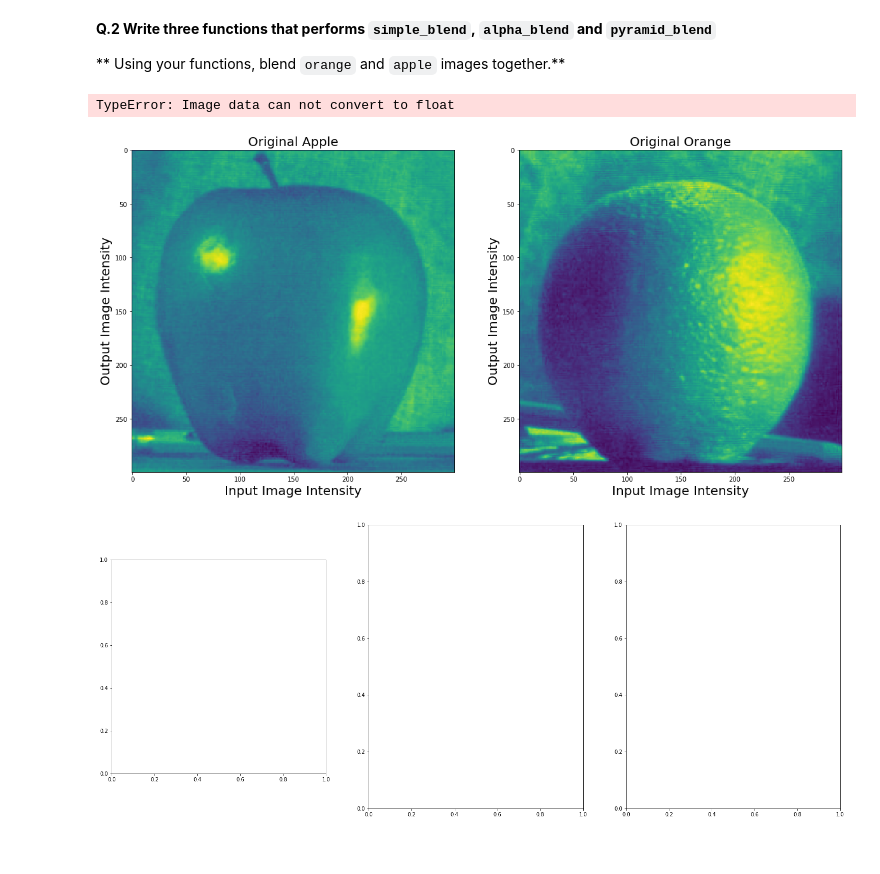
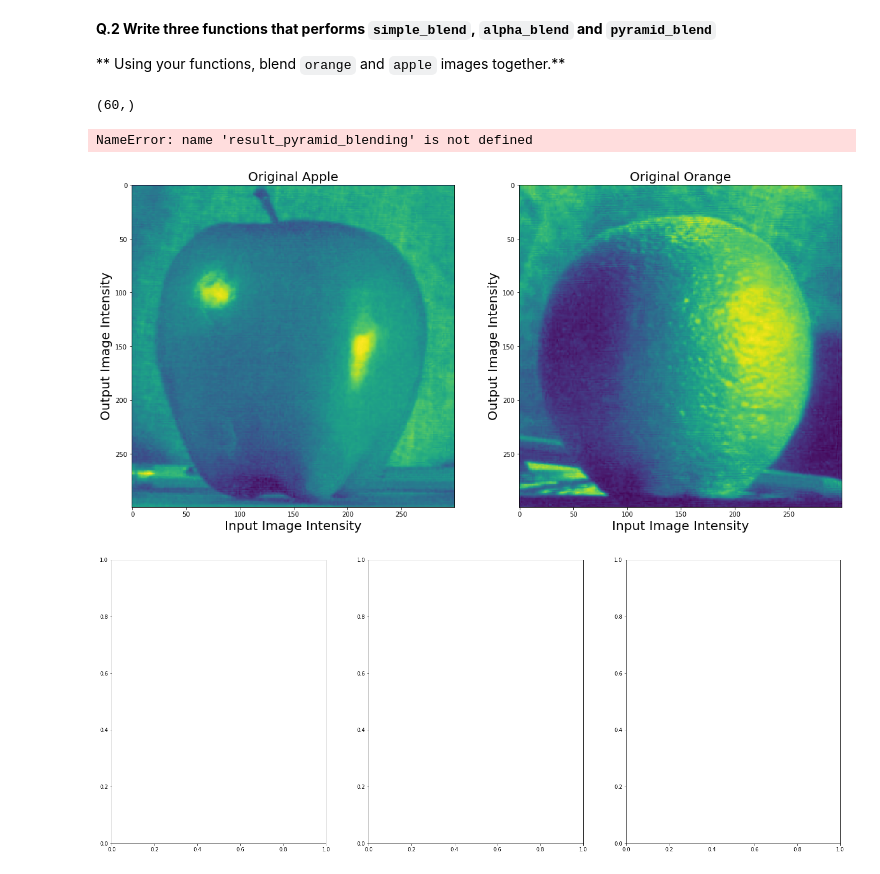
Before and after one commit to kamruleee51/B31XB-IIP-TP-1718, a Jupyter notebook: 3-interpolation-blending/3-interpolation-blending.ipynb, the cells around one changed output. Saved outputs shown, nothing was run; the diff lists cells and outputs as text; code cells hidden in the pictures.

```diff
--- a/3-interpolation-blending/3-interpolation-blending.ipynb
+++ b/3-interpolation-blending/3-interpolation-blending.ipynb
@@ -100,26 +100,46 @@ ax3.set_ylabel('Output Image Intensity',fontsize=20)
 # %%
 #Function of the simple blending
 def simple_blend(image1, image2):
-    #first_image=img_as_float(image1)
-    #second_image=img_as_float(image2)
-    first_image=image1
-    second_image=image2
+    first_image=img_as_float(image1)
+    second_image=img_as_float(image2)
     size_1=first_image.shape
-    size_2=second_image.sgape
-    result_simple_blending=np.zeros(size_1)#u can also put size_2. considering that two images have same dimensions
-    result_simple_blending[:,0:size_1[1]/2]=first_image[:,0:size_1[1]/2]
-    result_simple_blending[:,size_1[1]/2+1:size_1[1]]=second_image[:,size_1[1]/2+1:size_1[1]]
+    size_2=second_image.shape
+    if (size_1 != size_2):
+        print("Hey!! Your target images are not in same dimension!!!!")
+    result_simple_blending=np.zeros(size_1)
+    #You can also put size_2 because two images conatain same dimensions.
+    result_simple_blending[:,0:int(size_1[1]/2)]=first_image[:,0:int(size_1[1]/2)]
+    result_simple_blending[:,int(size_1[1]/2):size_1[1]]=second_image[:,int(size_1[1]/2):size_1[1]]
     return result_simple_blending
 
 #Function of the Alpha blending
-#def simple_blend(image1, image2, alpha_value):
-
-   # return
+def alpha_blend(image1, image2):
+    first_image=image1
+    second_image=image2
+    row_image_1, column_image_1=first_image.shape
+    row_image_2, column_image_2=second_image.shape
+    if (first_image.shape!=second_image.shape ):
+        print("Hey!! Your target images are not in same dimension!!!!")
+    result_alpha_blending=np.zeros(first_image.shape)
+    #defining a ractangular window for the alpha blending
+    window=int (0.20*column_image_1) # 08% pixel is considered in the window
+    first_image_span=int(column_image_1/2-window/2)
+    second_image_span=int(column_image_2/2+window/2)
+    window_span=np.arange(first_image_span,second_image_span)
+    alpha_value=(window_span/(first_image_span-second_image_span))-(second_image_span/(first_image_span-second_image_span))
+    d=alpha_value.shape
+    print(d)
+    result_alpha_blending[:,0:first_image_span]=first_image[:,0:first_image_span]
+    result_alpha_blending[:,second_image_span:column_image_2]=second_image[:,second_image_span:column_image_2]
+    result_alpha_blending[:,window_span]=alpha_value*first_image[:,window_span]+(1-alpha_value)*second_image[:,window_span]
+    return result_alpha_blending
 
 #Function of the Pyramid Blending
-#def simple_blend(image1, image2):
+def piramid_blend(image1, image2):
 
-   # return
+
+
+    return result_pyramid_blending
 
 #importing the image of the apple
 img_path = './images/'
@@ -147,36 +167,37 @@ ax0.set_ylabel('Output Image Intensity',fontsize=20)
 ax1.set_title('Original Orange',fontsize=20)
 ax1.set_xlabel('Input Image Intensity',fontsize=20)
 ax1.set_ylabel('Output Image Intensity',fontsize=20)
 
 #definig the subplot to show the apple and orrange images
 fig, axes = plt.subplots(nrows=1, ncols=3, figsize=(25, 10))
 ax0, ax1, ax2 = axes.ravel()
 
 #function of the siple blending
 simpleblend=simple_blend(apple, orange)
 
 #function of the alpha_blending
-
+alphablend=alpha_blend(apple, orange)
 
 #function of the Pyramid_blending
-
+pyramidblend=piramid_blend(apple,orange)
 
 #ploting of the blending immages
 ax0.imshow(simpleblend)
-#ax1.imshow(aplphablend)
-#ax2.imshow(pyramidblend)
+ax1.imshow(alphablend)
+ax2.imshow(pyramidblend)
 
 #axix and title of the blending images of apple and orrage
 ax0.set_title('Simple_blend Image',fontsize=20)
 ax0.set_xlabel('Input Image Intensity',fontsize=20)
 ax0.set_ylabel('Output Image Intensity',fontsize=20)
 ax1.set_title('Alpha_blend Image',fontsize=20)
 ax1.set_xlabel('Input Image Intensity',fontsize=20)
 ax1.set_ylabel('Output Image Intensity',fontsize=20)
 ax2.set_title('Pyramid_blend Image',fontsize=20)
 ax2.set_xlabel('Input Image Intensity',fontsize=20)
 ax2.set_ylabel('Output Image Intensity',fontsize=20)
 # %% [output]
-TypeError: Image data can not convert to float
+(60,)
+NameError: name 'result_pyramid_blending' is not defined
 [figure]
-[figure, old version]
+[figure, new version]
```
